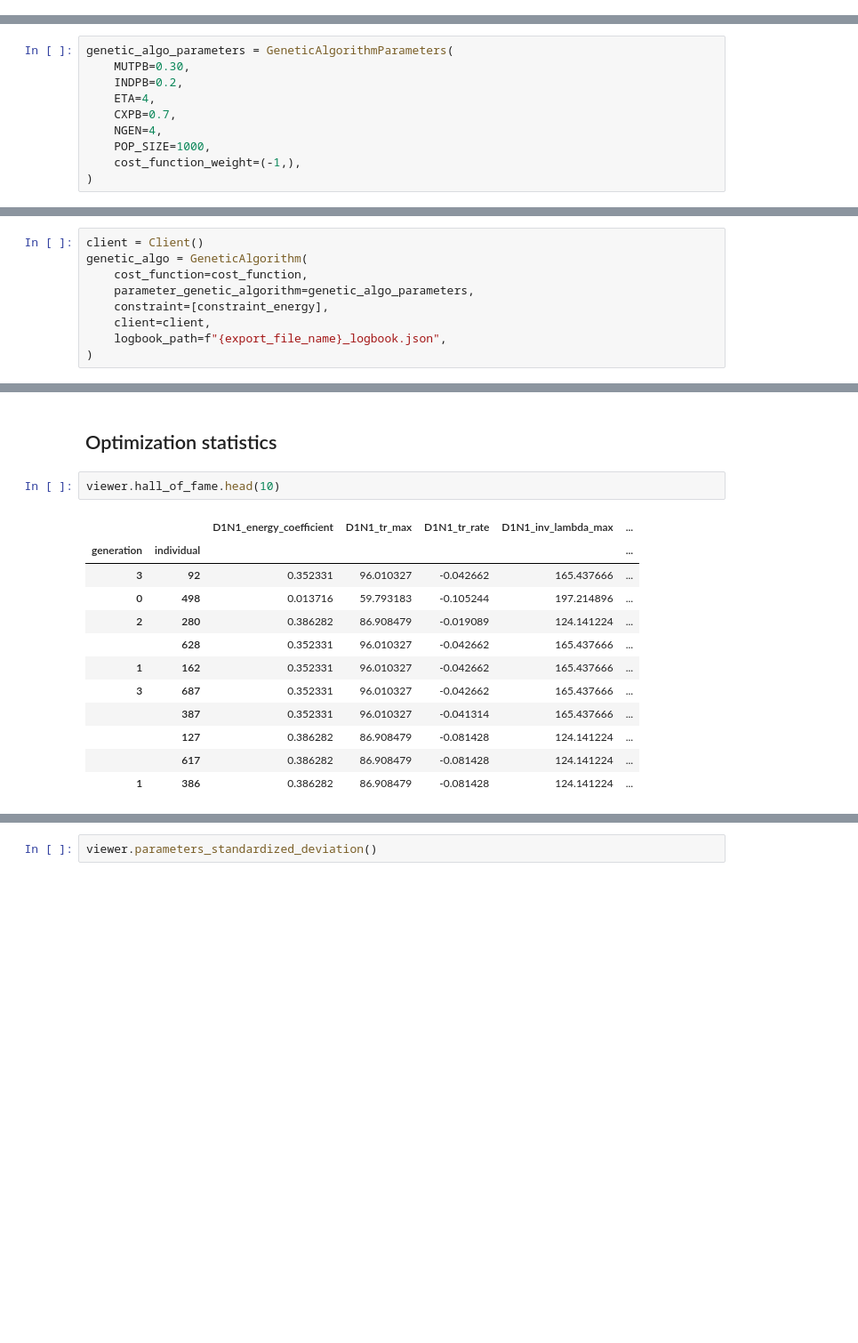
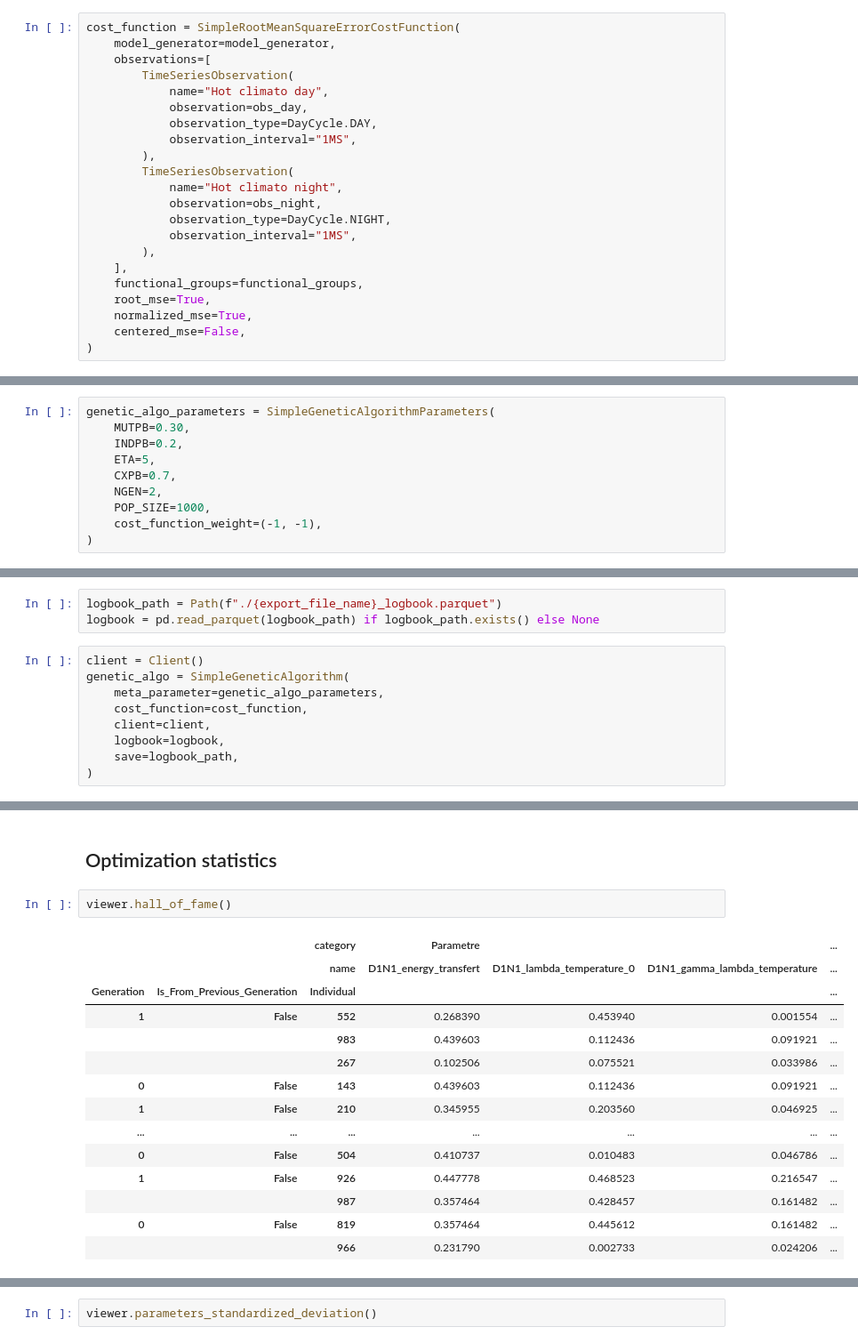
Before and after one commit to Ash12H/Seapopym-optimization, a Jupyter notebook: notebooks/4_Optimization/2_Climatological/1_Climato_HOT_2_groups/SeapoPym_biomass_HOT_climato_obs_npp_2_groups.ipynb, the cells around one changed output, grey strips where cells are left out. Shown at 89% size. Saved outputs shown, nothing was run; the diff lists cells and outputs as text; blank space fills up the shorter version.

```diff
--- a/notebooks/4_Optimization/2_Climatological/1_Climato_HOT_2_groups/SeapoPym_biomass_HOT_climato_obs_npp_2_groups.ipynb
+++ b/notebooks/4_Optimization/2_Climatological/1_Climato_HOT_2_groups/SeapoPym_biomass_HOT_climato_obs_npp_2_groups.ipynb
@@ -258,12 +254,34 @@ cost_function = NoTransportCostFunction(
+# %%
+cost_function = SimpleRootMeanSquareErrorCostFunction(
+    model_generator=model_generator,
+    observations=[
+        TimeSeriesObservation(
+            name="Hot climato day",
+            observation=obs_day,
+            observation_type=DayCycle.DAY,
+            observation_interval="1MS",
+        ),
+        TimeSeriesObservation(
+            name="Hot climato night",
+            observation=obs_night,
+            observation_type=DayCycle.NIGHT,
+            observation_interval="1MS",
+        ),
+    ],
+    functional_groups=functional_groups,
+    root_mse=True,
+    normalized_mse=True,
+    centered_mse=False,
+)
 # %% [markdown]
 Set the genetic algorithm meta parameters.
 # %%
-genetic_algo_parameters = GeneticAlgorithmParameters(
+genetic_algo_parameters = SimpleGeneticAlgorithmParameters(
     MUTPB=0.30,
     INDPB=0.2,
-    ETA=4,
+    ETA=5,
     CXPB=0.7,
-    NGEN=4,
+    NGEN=2,
     POP_SIZE=1000,
-    cost_function_weight=(-1,),
+    cost_function_weight=(-1, -1),
 )
@@ -278,13 +288,16 @@ constraint_energy = constraint.ConstraintNoTransportEnergyCoefficient(
 # %% [markdown]
 Finaly, create the Genetic Algorithm.
+# %%
+logbook_path = Path(f"./{export_file_name}_logbook.parquet")
+logbook = pd.read_parquet(logbook_path) if logbook_path.exists() else None
 # %%
 client = Client()
-genetic_algo = GeneticAlgorithm(
+genetic_algo = SimpleGeneticAlgorithm(
+    meta_parameter=genetic_algo_parameters,
     cost_function=cost_function,
-    parameter_genetic_algorithm=genetic_algo_parameters,
-    constraint=[constraint_energy],
     client=client,
-    logbook_path=f"{export_file_name}_logbook.json",
+    logbook=logbook,
+    save=logbook_path,
 )
 # %% [output]
 Perhaps you already have a cluster running?
@@ -303,17 +317,19 @@ viewer = genetic_algo.optimize()
 # %% [markdown]
 ## Optimization statistics
 # %%
-viewer.hall_of_fame.head(10)
+viewer.hall_of_fame()
 # %% [output]
-|  |  | D1N1_energy_coefficient | D1N1_tr_max | D1N1_tr_rate | D1N1_inv_lambda_max | ... |
-| generation | individual |  |  |  |  | ... |
-| 3 | 92 | 0.352331 | 96.010327 | -0.042662 | 165.437666 | ... |
-| 0 | 498 | 0.013716 | 59.793183 | -0.105244 | 197.214896 | ... |
-| 2 | 280 | 0.386282 | 86.908479 | -0.019089 | 124.141224 | ... |
-|  | 628 | 0.352331 | 96.010327 | -0.042662 | 165.437666 | ... |
-| 1 | 162 | 0.352331 | 96.010327 | -0.042662 | 165.437666 | ... |
-| 3 | 687 | 0.352331 | 96.010327 | -0.042662 | 165.437666 | ... |
-|  | 387 | 0.352331 | 96.010327 | -0.041314 | 165.437666 | ... |
-|  | 127 | 0.386282 | 86.908479 | -0.081428 | 124.141224 | ... |
-|  | 617 | 0.386282 | 86.908479 | -0.081428 | 124.141224 | ... |
-| 1 | 386 | 0.386282 | 86.908479 | -0.081428 | 124.141224 | ... |
+|  |  | category | Parametre |  |  | ... |
+|  |  | name | D1N1_energy_transfert | D1N1_lambda_temperature_0 | D1N1_gamma_lambda_temperature | ... |
+| Generation | Is_From_Previous_Generation | Individual |  |  |  | ... |
+| 1 | False | 552 | 0.268390 | 0.453940 | 0.001554 | ... |
+|  |  | 983 | 0.439603 | 0.112436 | 0.091921 | ... |
+|  |  | 267 | 0.102506 | 0.075521 | 0.033986 | ... |
+| 0 | False | 143 | 0.439603 | 0.112436 | 0.091921 | ... |
+| 1 | False | 210 | 0.345955 | 0.203560 | 0.046925 | ... |
+| ... | ... | ... | ... | ... | ... | ... |
+| 0 | False | 504 | 0.410737 | 0.010483 | 0.046786 | ... |
+| 1 | False | 926 | 0.447778 | 0.468523 | 0.216547 | ... |
+|  |  | 987 | 0.357464 | 0.428457 | 0.161482 | ... |
+| 0 | False | 819 | 0.357464 | 0.445612 | 0.161482 | ... |
+|  |  | 966 | 0.231790 | 0.002733 | 0.024206 | ... |
```
Also changed, not shown: parts of 42 cells of this notebook, 21 other files.
